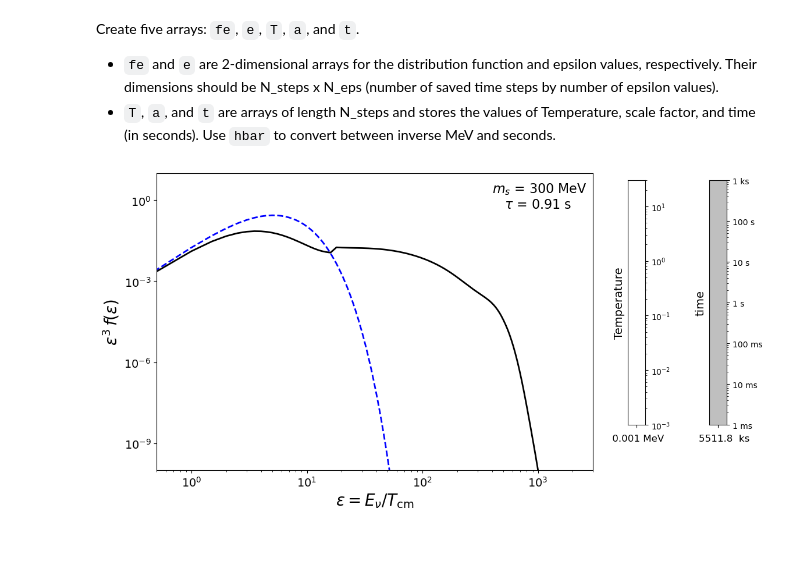
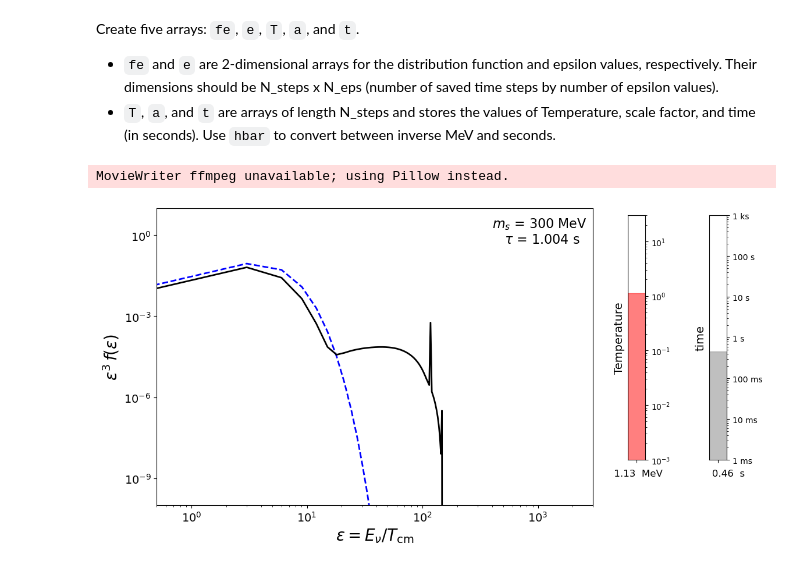
Before and after one commit to nuLABatUSD/SterileDecayCPP, a Jupyter notebook: f_evolution_movie.ipynb, the cells around one changed output. Cells and saved outputs as stored; diff of their text form; code cells hidden in the pictures.

Commit message:
Added movie

```diff
--- a/f_evolution_movie.ipynb
+++ b/f_evolution_movie.ipynb
@@ -10,12 +10,12 @@ Create five arrays: ``fe``, ``e``, ``T``, ``a``, and ``t``.
 - ``fe`` and ``e`` are 2-dimensional arrays for the distribution function and epsilon values, respectively. Their dimensions should be N_steps x N_eps (number of saved time steps by number of epsilon values).
 - ``T``, ``a``, and ``t`` are arrays of length N_steps and stores the values of Temperature, scale factor, and time (in seconds). Use ``hbar`` to convert between inverse MeV and seconds.
 # %%
-#data = np.load("mass-300-life-0.912.npz", allow_pickle=True)
-#fe = data['fe']
-#e = data['e']
-#T = data['temp']
-#a = data['scalefactors']
-#t = data['time'] * hbar
+data = np.load("mass-300-life-1.004.npz", allow_pickle=True)
+fe = data['fe']
+e = data['e']
+T = data['T']
+a = data['a']
+t = data['t'] * hbar
 # %%
 a_std = np.load("std_a.npy")
 T_std = np.load("std_T.npy")
@@ -53,7 +53,7 @@ ax.set_ylabel(r"$\epsilon^3 \, f(\epsilon)$",fontsize=20)
 ax.tick_params(axis="x", labelsize=14)
 ax.tick_params(axis="y", labelsize=14)
 
-ax.text(4e2, 0.5, r"$m_s$ = 300 MeV" + '\n' + r"   $\tau$ = 0.91 s", fontsize=16)
+ax.text(4e2, 0.5, r"$m_s$ = 300 MeV" + '\n' + r"   $\tau$ = 1.004 s", fontsize=16)
 
 temp_bar = plt.axes([9.4/12, 0.25, 0.3/12, 0.7])
 temp_bar.set_ylim([1e-3,30])
@@ -81,32 +81,33 @@ time_bar.set_xticklabels([''])
 time_val = temp_bar.text(5, 5e-4, time_list[0],ha='center',fontsize=12)
 t_rect = time_bar.axhspan(0, t[0], color='0.50', alpha=0.5)
 
 time_mat = np.copy(t_rect.xy)
 
 def init():
     e_thermal.set_data([], [])
     nu.set_data([], [])
 
     T_val.set_text(T_list[0])
     time_val.set_text(time_list[0])
     return e_thermal, nu, T_val, T_bar, time_val, t_rect
 
 def animate(i):
     eps = e[i]
     fv = fe[i]
 
     e_thermal.set_data(eps, eps**3 / (np.exp(eps / a[i] /  cs_Tcm(T[i])) +1) / (2 * np.pi**2))
     nu.set_data(eps, eps**3 * fv / (2 * np.pi**2))
     T_val.set_text(T_list[i])
     Temp_mat[1:3,1] = T[i]
     T_bar.set_xy(Temp_mat)
 
     time_val.set_text(time_list[i])
     time_mat[1:3,1] = t[i]
     t_rect.set_xy(time_mat)
     return e_thermal, nu, T_val, T_bar, time_val, t_rect
 
 anim = animation.FuncAnimation(fig, animate, init_func = init, frames = len(T), interval = 33, blit=True)
-anim.save("f_temp.mp4")
+anim.save("f_temp.gif")
 # %% [output]
+MovieWriter ffmpeg unavailable; using Pillow instead.
-[figure, old version]
+[figure, new version]
```
Also changed, not shown: 2 other files.
